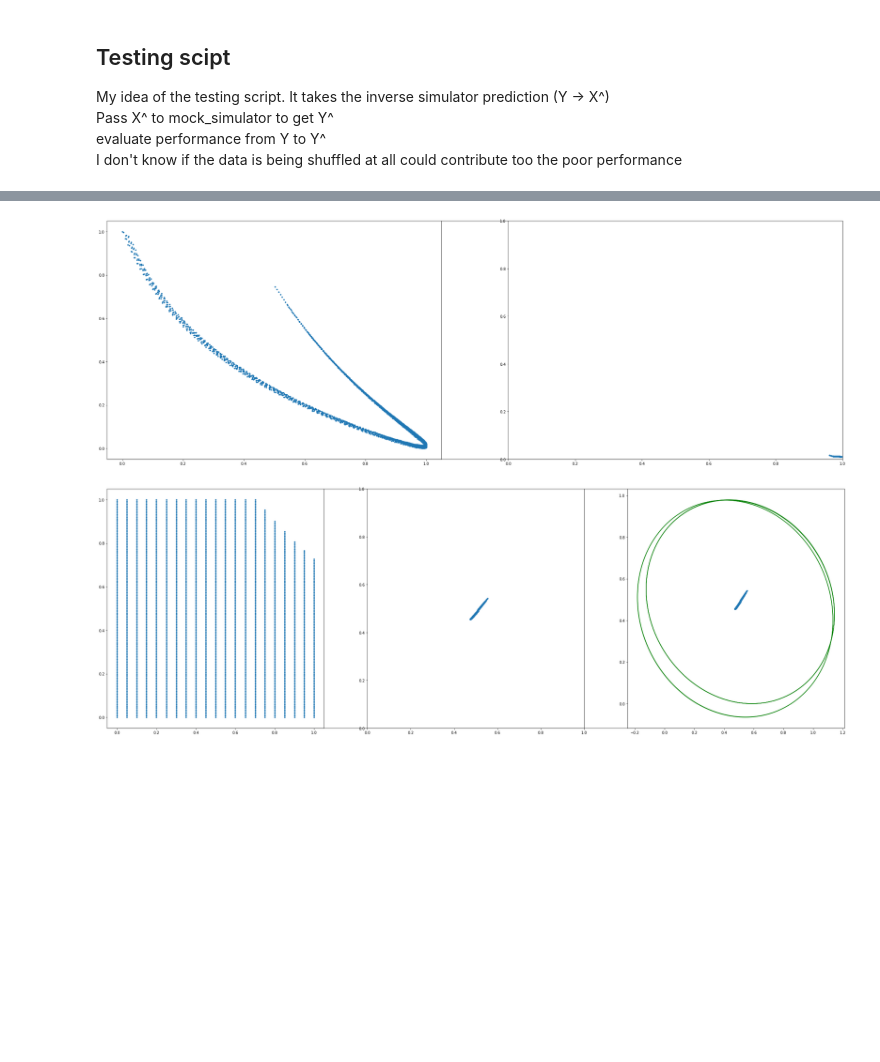
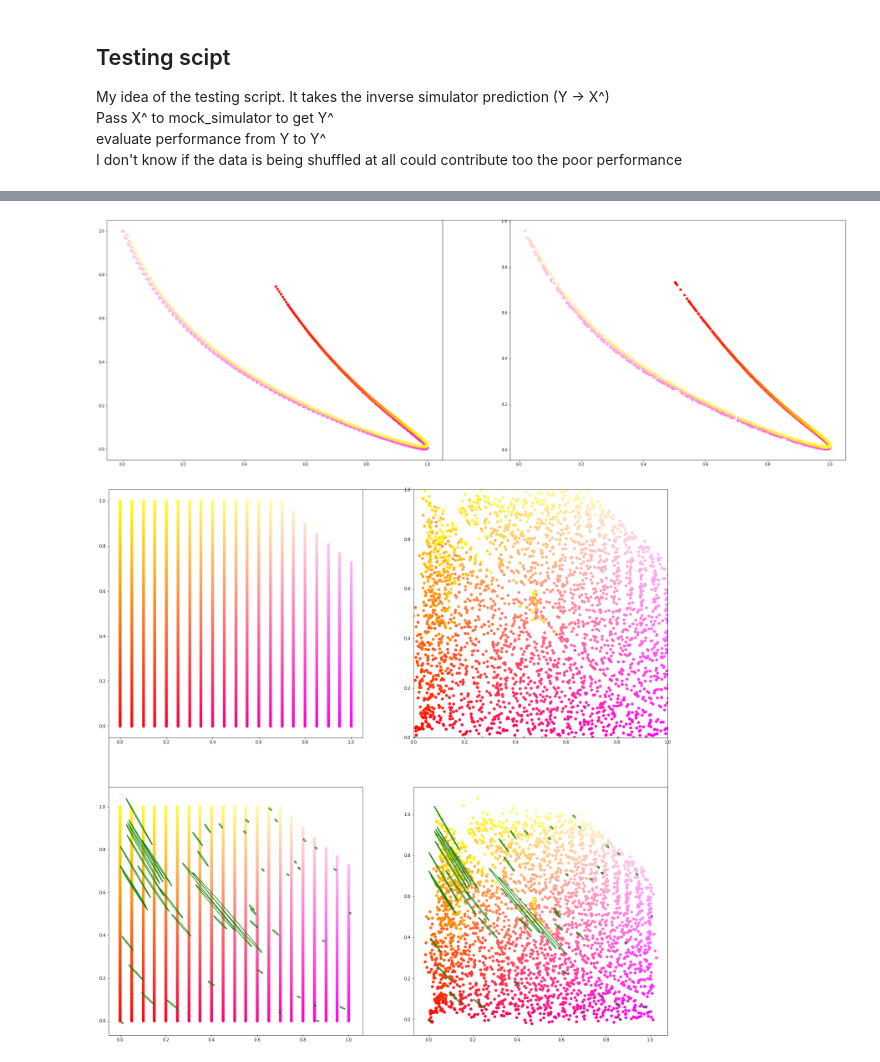
Before and after one commit to indylab/Circuit-Synthesis, a Jupyter notebook: probablisticPOC.ipynb, the cells around one changed output, grey strips where cells are left out. Saved outputs shown, nothing was run; the diff lists cells and outputs as text; code cells hidden in the pictures; blank space fills up the shorter version.

Commit message:
Added new model and reformatted some of the visual code

```diff
--- a/probablisticPOC.ipynb
+++ b/probablisticPOC.ipynb
@@ -119,7 +89,5 @@ def formCovMatrix(var):
 # %% [markdown]
 #### Load Data
 # %%
-data = utils.parseGainAndBWCsv2("Data/BW-3000.csv").astype(float)
-
-#data = custom_data
+data_raw = utils.parseGainAndBWCsv2("Data/BW-3000.csv").astype(float)
 # %%
@@ -131,5 +100,8 @@ print(data[0])
 # %%
-data = preprocessing.MinMaxScaler((0,1)).fit_transform(data)
+data = preprocessing.MinMaxScaler((0,1)).fit_transform(data_raw)
+scaler = preprocessing.MinMaxScaler((0,1))
+data2 = scaler.fit_transform(data_raw)
+assert(np.allclose(data,data2))
 X = data[:,:2]
 Y = data[:,2:]
 # %% [markdown]
@@ -153,5 +116,5 @@ Y = data[:,2:]
 # %%
-test_model = model.DistModel50x10(2,5)
+test_model = model.DistModelBatchNorm(2,5)
 # %% [markdown]
 ##### Define Loss
 
@@ -251,3 +188,10 @@ Correct = 897 / 3022
+# %%
+values = x_preds.detach().numpy()
+C = np.ones((values.shape[0],1,3))
+for i,c in enumerate(C):
+    c[:,1] = X[i,0] / X[:,0].max()
+    c[:,2] = X[i,1] / X[:,1].max()
+C = C.reshape(-1,3)
 # %%
 fig, axes = plt.subplots(figsize=(36, 12))
 axes.get_xaxis().set_visible(False) # remove erroreas graph axis
@@ -259,15 +203,15 @@ ylim = [Y[:,1].min(),Y[:,1].max()]
 
 
 ax = fig.add_subplot(121)
-plt.plot(Y[:,0],Y[:,1], ".")
+plt.scatter(Y[:,0],Y[:,1], c=C)
 ax = fig.add_subplot(122)
-ax.set_xlim(xlim)
-ax.set_ylim(ylim)
-plt.plot(final_preds[:,0],final_preds[:,1], ".")
+#ax.set_xlim(xlim)
+#ax.set_ylim(ylim)
+plt.scatter(final_preds[:,0],final_preds[:,1], c=C)
 
 plt.show()
 # %% [output]
-[figure, old version]
+[figure, new version]
 # %%
 def getCovEllip(cov,pos):
     eigenvalues, eigenvectors = np.linalg.eig(cov)
@@ -277,33 +221,37 @@ def getCovEllip(cov,pos):
 # %%
 pred_means = x_preds.detach().numpy()[:,:2] # get meansd
 
 values = x_preds.detach().numpy()
-fig, axes = plt.subplots(figsize=(36, 12))
+fig, axes = plt.subplots(figsize=(24, 24))
 axes.get_xaxis().set_visible(False) # remove erroneos graph axis
 axes.get_yaxis().set_visible(False)
 
 xlim = [X[:,0].min(),X[:,0].max()] # calculate limits for input data to set plot axis
 ylim = [X[:,1].min(),X[:,1].max()]
 
-num_ellipse = 5
+num_ellipse = 50
 ellipses = []
 for i in range(num_ellipse):
     i = np.random.randint(values.shape[0])
     cov = values[i,2:]
     pos = values[i,:2]
     cov = formCovMatrix(cov)
     ellipses.append(getCovEllip(cov,pos))
 
-ax = fig.add_subplot(131)
-plt.plot(X[:,1],X[:,0], ".")
-ax = fig.add_subplot(132)
+ax = fig.add_subplot(221)
+plt.scatter(X[:,1],X[:,0], c=C)
+ax = fig.add_subplot(222)
 ax.set_xlim(xlim)
 ax.set_ylim(ylim)
-plt.plot(pred_means[:,0],pred_means[:,1], ".")
-ax = fig.add_subplot(133)
-plt.plot(pred_means[:,0],pred_means[:,1], ".")
+plt.scatter(pred_means[:,1],pred_means[:,0], c=C)
+ax = fig.add_subplot(224)
+plt.scatter(pred_means[:,1],pred_means[:,0], c=C)
 for ellipse in ellipses:
-    plt.plot(ellipse[0,:], ellipse[1,:],"g")
+    plt.plot(ellipse[1,:], ellipse[0,:],"g")
+ax = fig.add_subplot(223)
+plt.scatter(X[:,1],X[:,0], c=C)
+for ellipse in ellipses:
+    plt.plot(ellipse[1,:], ellipse[0,:],"g")
 plt.show()
 # %% [output]
-[figure, old version]
+[figure, new version]
```
Also changed, not shown: parts of 19 cells of this notebook.
